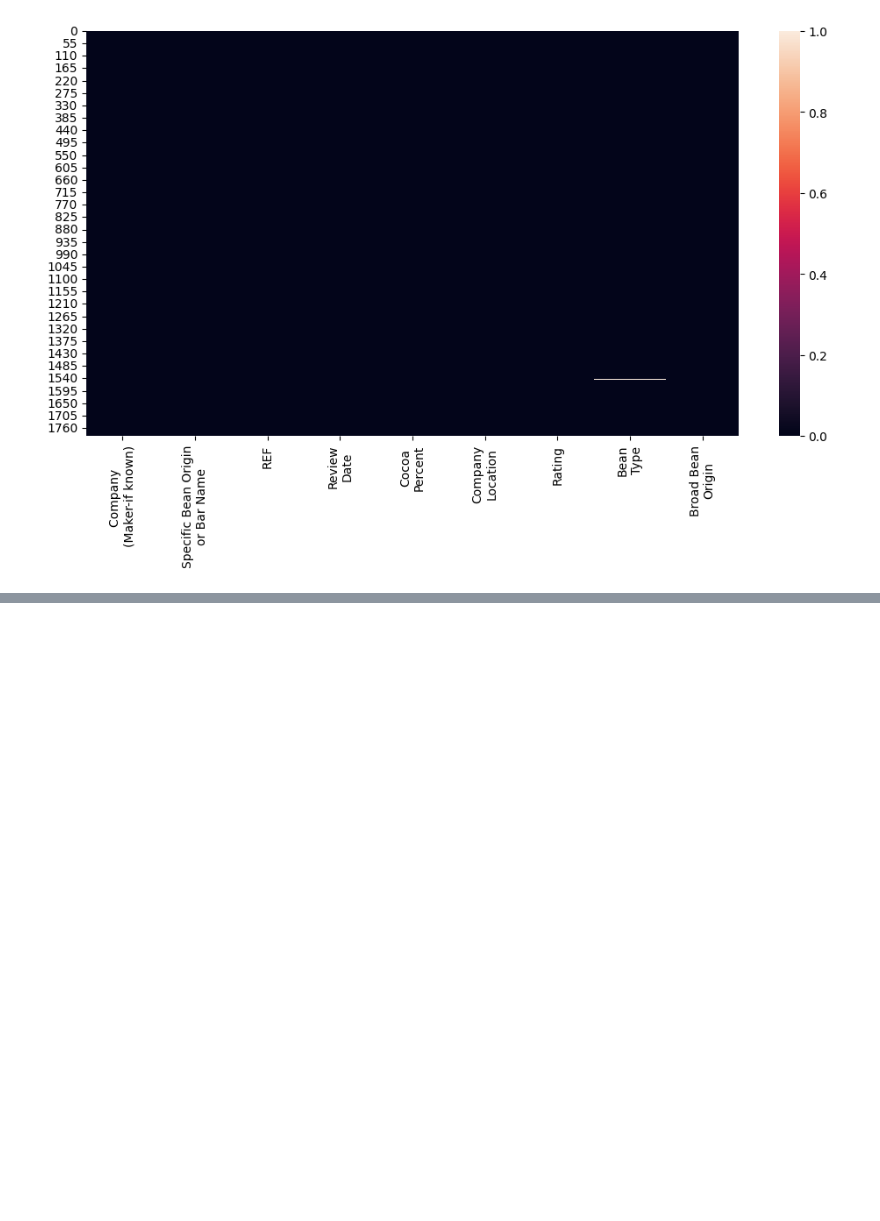
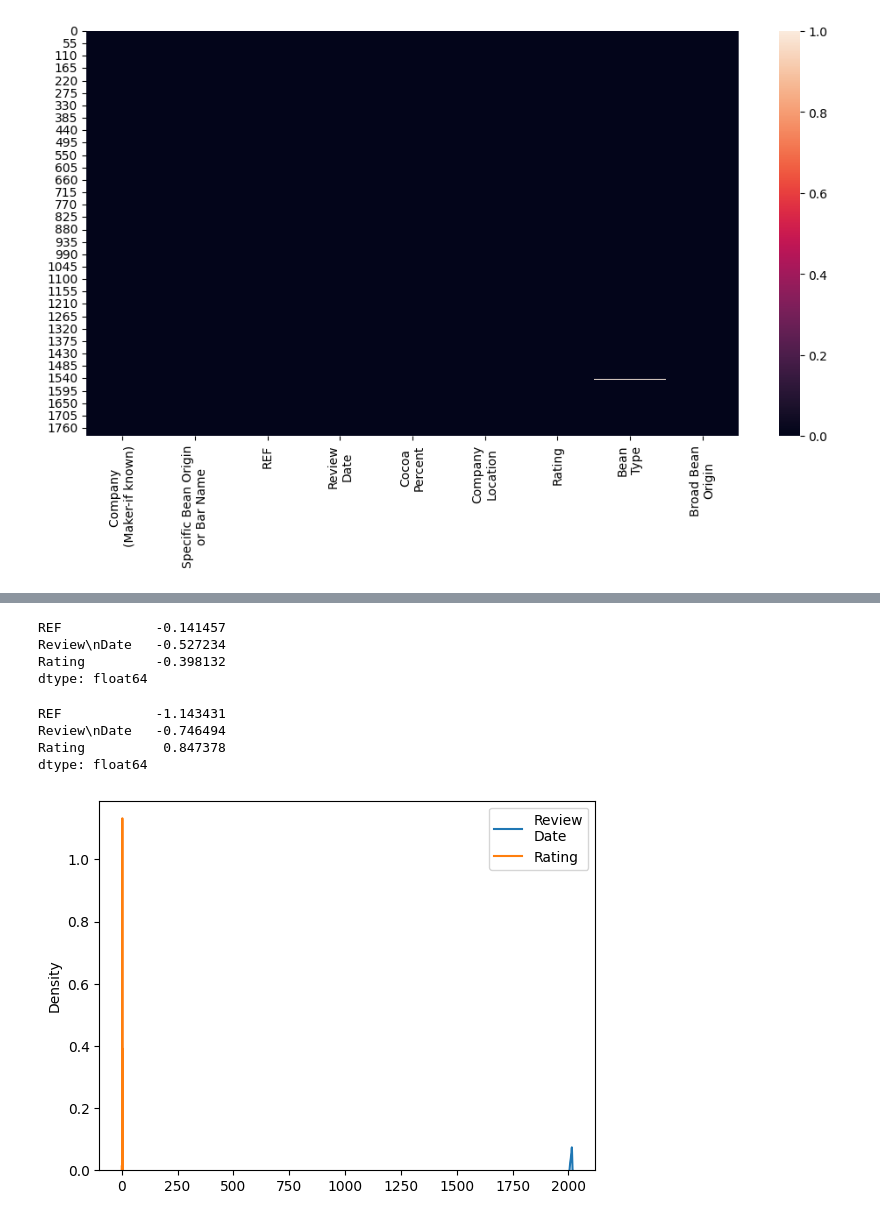
Before and after one commit to AbhinavKrishnan0629/AI, a Jupyter notebook: All projects/Exploratory Data Analysis/session 3.1 EDA.ipynb, the cells around one changed output, grey strips where cells are left out. Drawn from its saved outputs; the diff is of its cells as text; code cells hidden in the pictures; blank space fills up the shorter version.

```diff
--- a/All projects/Exploratory Data Analysis/session 3.1 EDA.ipynb
+++ b/All projects/Exploratory Data Analysis/session 3.1 EDA.ipynb
@@ -244,0 +278,19 @@ df.to_csv("A:/Programming/Python/NLP/Data files/EDA Session 3.1/flavors_of_cacao
+# %%
+df[["REF", "Review\nDate", "Rating"]].skew()
+# %% [output]
+REF            -0.141457
+Review\nDate   -0.527234
+Rating         -0.398132
+dtype: float64
+# %%
+df[["REF", "Review\nDate", "Rating"]].kurt()
+# %% [output]
+REF            -1.143431
+Review\nDate   -0.746494
+Rating          0.847378
+dtype: float64
+# %%
+fig = sb.kdeplot(data = df[["Review\nDate", "Rating"]], cbar=True)
+plt.show()
+# %% [output]
+[figure, added]
```
Also changed, not shown: parts of 11 cells of this notebook, 1 other file.
